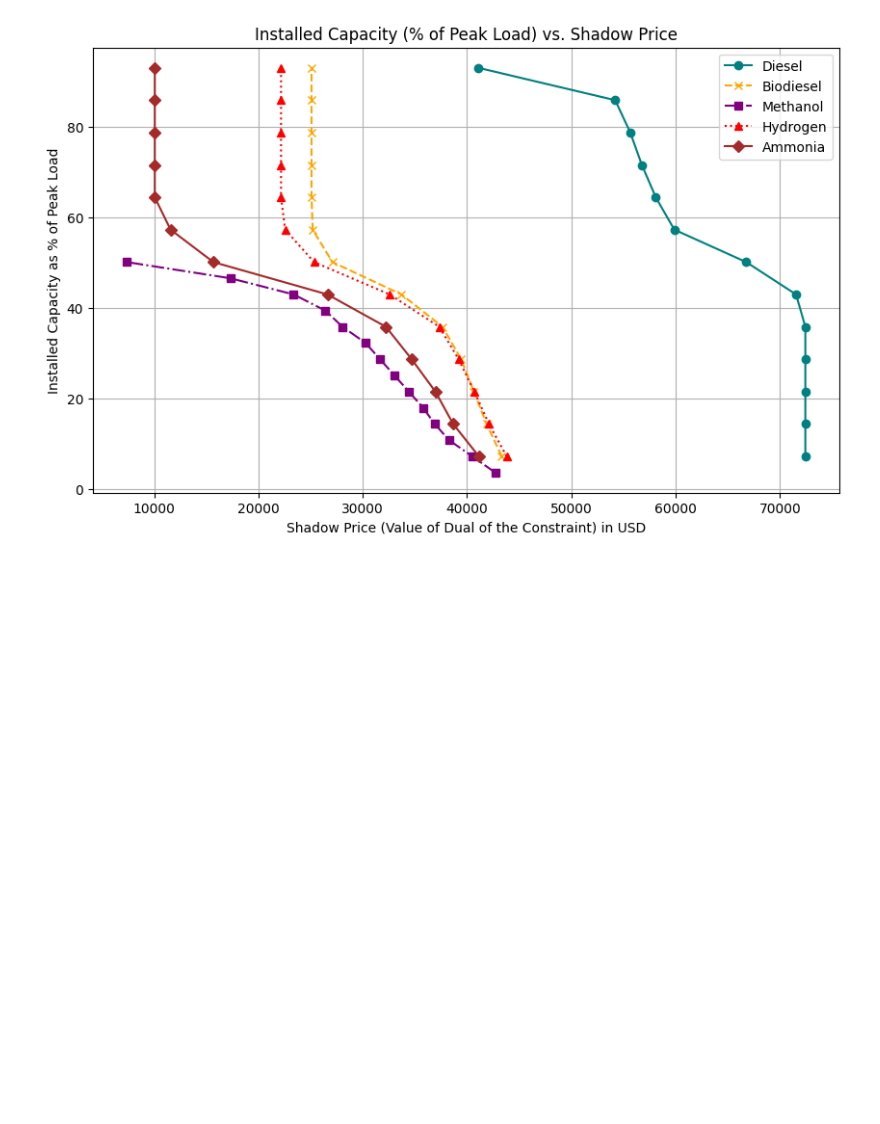
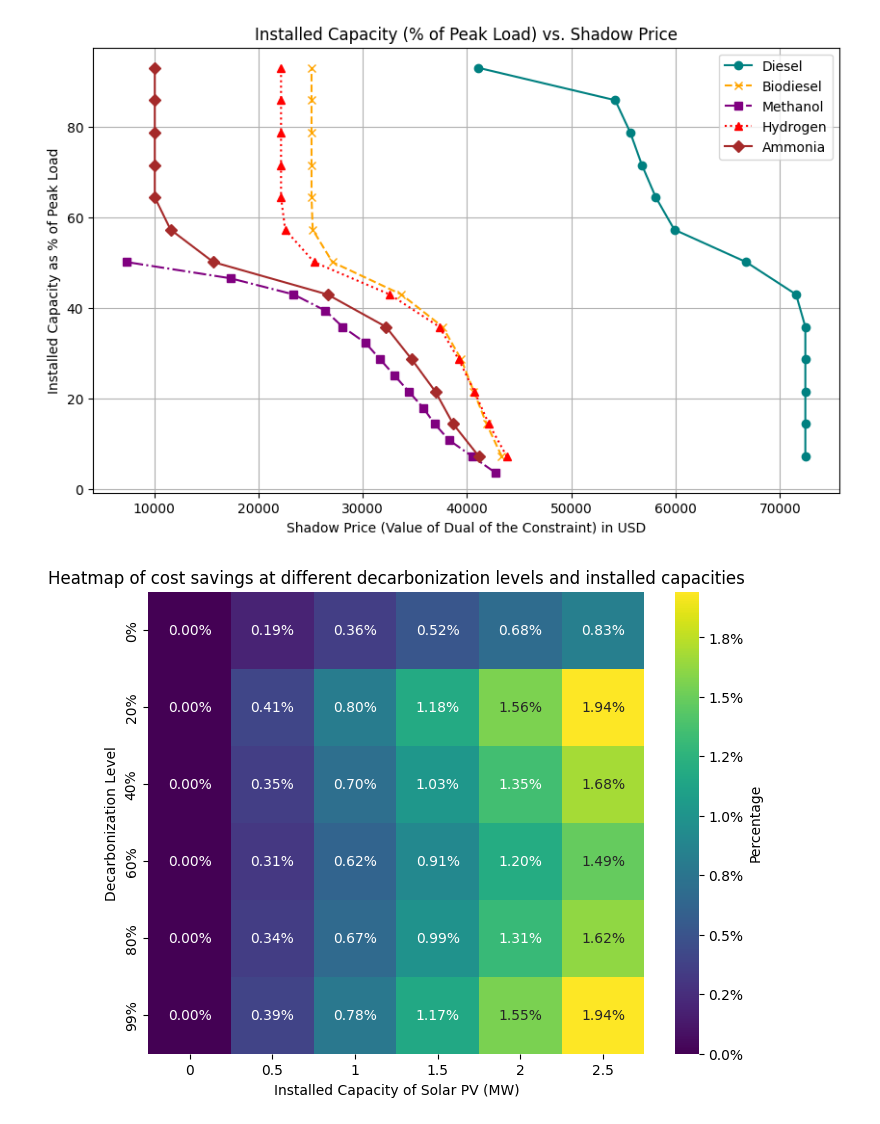
Before and after one commit to JonasSchweiger/Power_Outages_Code, a Jupyter notebook: Other_diagrams.ipynb, the cells around one changed output. Drawn from its saved outputs; the diff is of its cells as text; code cells hidden in the pictures; blank space fills up the shorter version.

Commit message:
solar cost reduction diagram

```diff
--- a/Other_diagrams.ipynb
+++ b/Other_diagrams.ipynb
@@ -214,3 +214,47 @@ plt.legend()  # Add a legend to distinguish the lines
 plt.show()
 # %% [output]
 [figure]
+# %%
+import seaborn as sns
+import matplotlib.pyplot as plt
+import numpy as np
+from matplotlib.ticker import FuncFormatter
+
+# Your data as a NumPy array
+data = np.array([
+    [0, 0.001875, 0.003556, 0.005175, 0.006788, 0.008311],
+    [0, 0.00406, 0.008044, 0.011826, 0.015595, 0.019365],
+    [0, 0.003525, 0.006984, 0.010268, 0.013541, 0.016814],
+    [0, 0.003123, 0.00619, 0.009099, 0.011982, 0.014857],
+    [0, 0.003418, 0.006665, 0.009892, 0.013097, 0.016208],
+    [0, 0.003884, 0.007769, 0.011653, 0.015537, 0.019422]
+])
+
+# Create the heatmap using seaborn
+plt.figure(figsize=(8, 6))  # Adjust figure size if needed
+ax = sns.heatmap(data, annot=True, fmt=".2%", cmap="viridis", cbar_kws={'label': 'Percentage'})
+
+# Set axis labels and title
+plt.xlabel("Installed Capacity of Solar PV (MW)")
+plt.ylabel("Decarbonization Level")
+plt.title("Heatmap of cost savings at different decarbonization levels and installed capacities")
+
+# Define the x-axis and y-axis markers
+x_markers = [0, 0.5, 1, 1.5, 2, 2.5]
+y_markers = ["0%", "20%", "40%", "60%", "80%", "99%"]
+
+# Set x and y ticks with the defined markers
+ax.set_xticks(np.arange(len(x_markers)) + 0.5, minor=False)  # Shift x ticks by 0.5
+ax.set_xticklabels(x_markers)
+ax.set_yticks(np.arange(len(y_markers)) + 0.5, minor=False)  # Shift y ticks by 0.5
+ax.set_yticklabels(y_markers)
+
+# Format the colorbar tick labels as percentages
+cbar = ax.collections[0].colorbar
+cbar.ax.yaxis.set_major_formatter(FuncFormatter(lambda x, pos: f'{x:.1%}'))
+
+
+# Show the plot
+plt.show()
+# %% [output]
+[figure, added]
```
Also changed, not shown: 1 other file.
